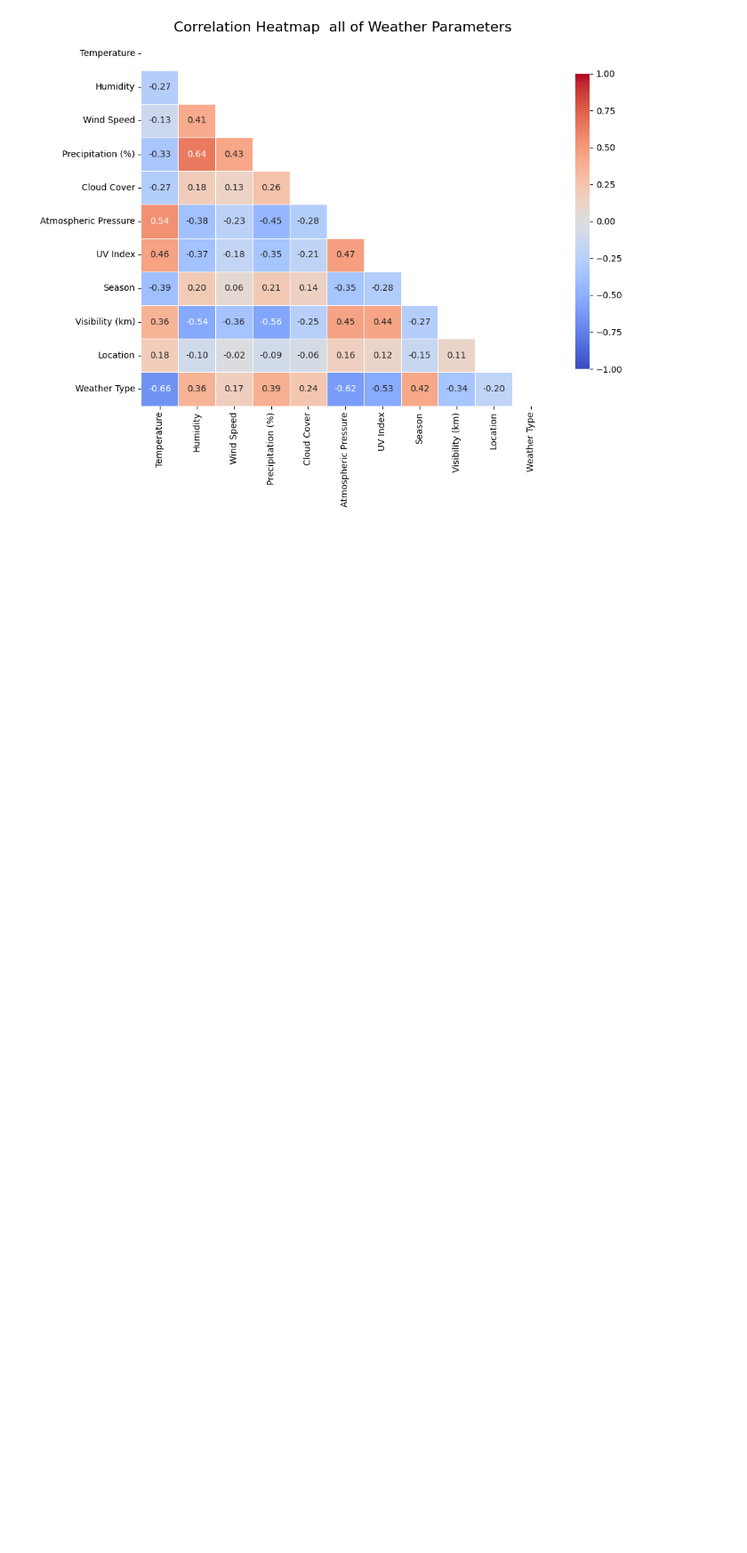
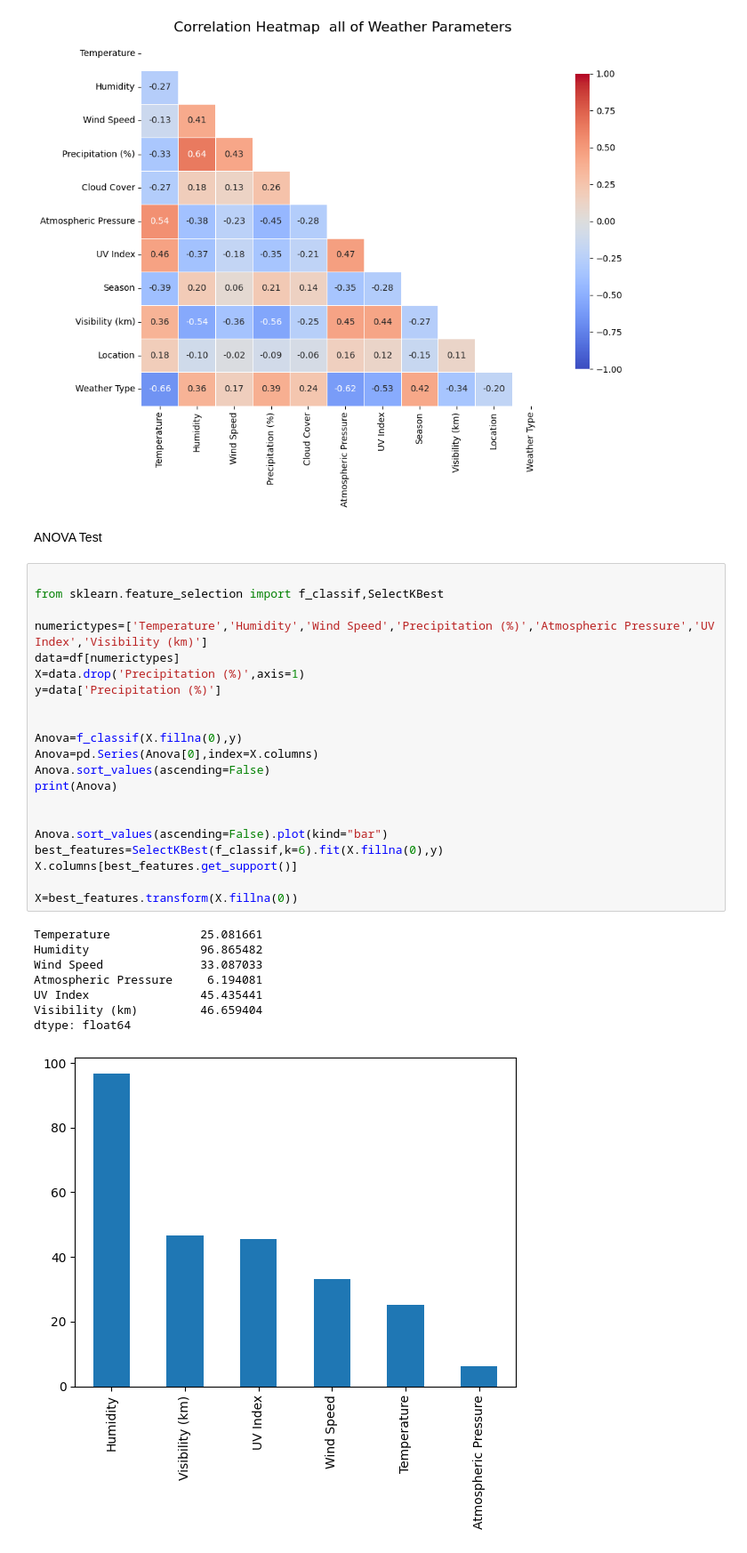
Before and after one commit to Farazmghm/Business-Machine-Learning-and-EDA, a Jupyter notebook: weather_prediction.ipynb, the cells around one changed output. Shown at 89% size. Cells and saved outputs as stored; diff of their text form; blank space fills up the shorter version.

Commit message:
anova and chi2

```diff
--- a/weather_prediction.ipynb
+++ b/weather_prediction.ipynb
@@ -647,3 +647,35 @@ plt.tight_layout()
 plt.show()
 # %% [output]
 [figure]
+# %% [markdown]
+ANOVA Test
+# %%
+
+from sklearn.feature_selection import f_classif,SelectKBest
+
+numerictypes=['Temperature','Humidity','Wind Speed','Precipitation (%)','Atmospheric Pressure','UV Index','Visibility (km)']
+data=df[numerictypes]
+X=data.drop('Precipitation (%)',axis=1)
+y=data['Precipitation (%)']
+
+
+Anova=f_classif(X.fillna(0),y)
+Anova=pd.Series(Anova[0],index=X.columns)
+Anova.sort_values(ascending=False)
+print(Anova)
+
+
+Anova.sort_values(ascending=False).plot(kind="bar")
+best_features=SelectKBest(f_classif,k=6).fit(X.fillna(0),y)
+X.columns[best_features.get_support()]
+
+X=best_features.transform(X.fillna(0))
+# %% [output]
+Temperature             25.081661
+Humidity                96.865482
+Wind Speed              33.087033
+Atmospheric Pressure     6.194081
+UV Index                45.435441
+Visibility (km)         46.659404
+dtype: float64
+[figure, added]
```
Also changed, not shown: parts of 5 cells of this notebook.
